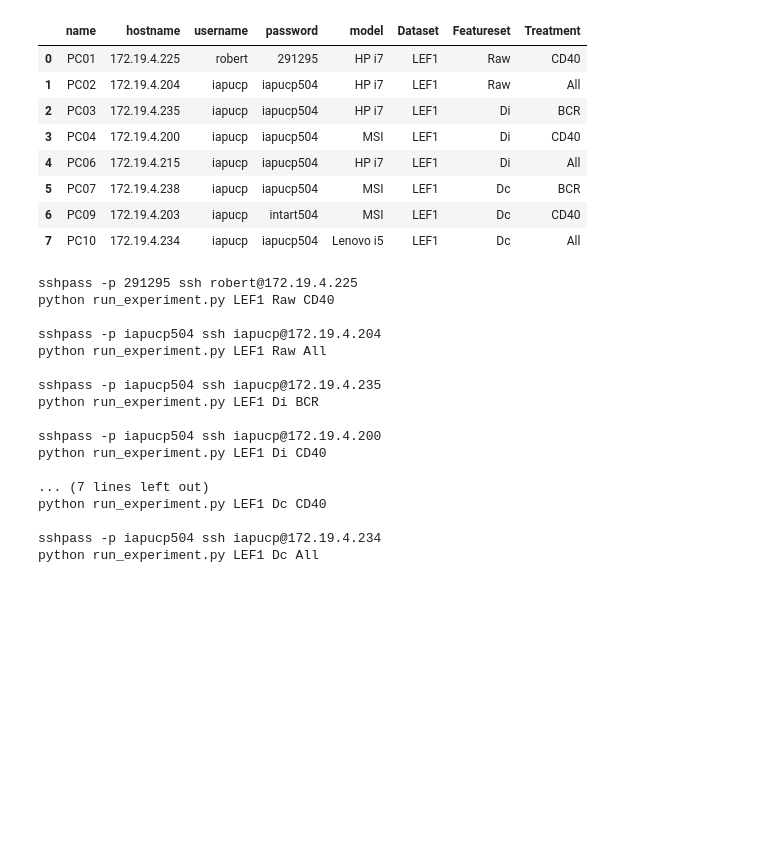
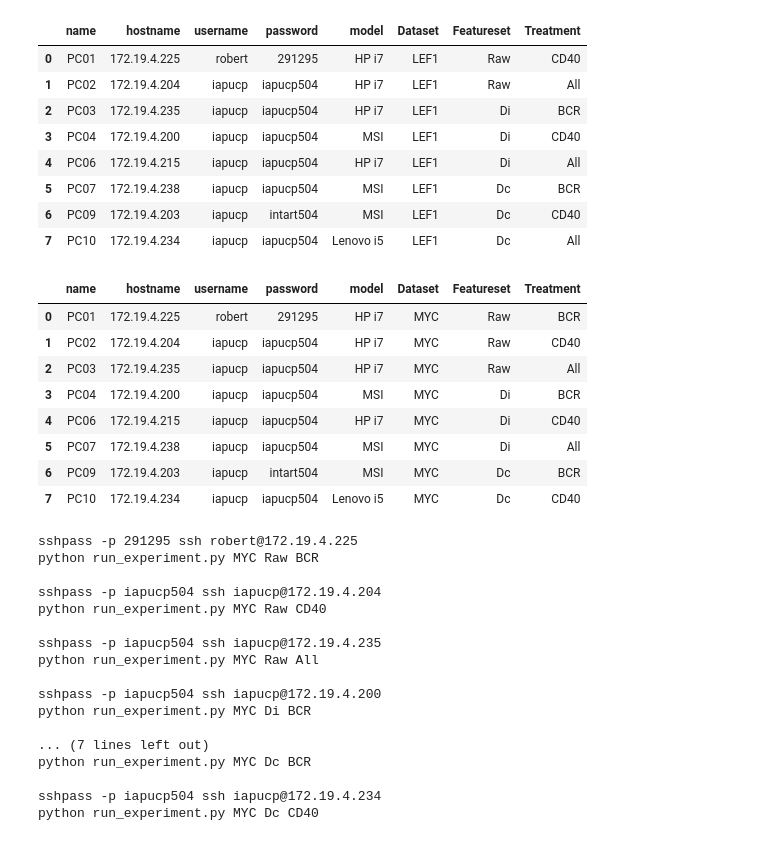
Before and after one commit to Robert-Aduviri/genomic-causality-prediction, a Jupyter notebook: SVMExperiments/07 - Server management.ipynb, the cells around one changed output. Cells and saved outputs as stored; diff of their text form; code cells hidden in the pictures; blank space fills up the shorter version.

```diff
--- a/SVMExperiments/07 - Server management.ipynb
+++ b/SVMExperiments/07 - Server management.ipynb
@@ -266,6 +266,22 @@ experiments
 | 5 | PC07 | 172.19.4.238 | iapucp | iapucp504 | MSI | LEF1 | Dc | BCR |
 | 6 | PC09 | 172.19.4.203 | iapucp | intart504 | MSI | LEF1 | Dc | CD40 |
 | 7 | PC10 | 172.19.4.234 | iapucp | iapucp504 | Lenovo i5 | LEF1 | Dc | All |
+# %%
+experiments = servers.copy()
+experiments['Dataset'] = ['MYC']*8
+experiments['Featureset'] = ['Raw']*3 + ['Di']*3 + ['Dc']*2
+experiments['Treatment'] = (['BCR', 'CD40', 'All']*3)[:-1]
+experiments
+# %% [output]
+|  | name | hostname | username | password | model | Dataset | Featureset | Treatment |
+| 0 | PC01 | 172.19.4.225 | robert | 291295 | HP i7 | MYC | Raw | BCR |
+| 1 | PC02 | 172.19.4.204 | iapucp | iapucp504 | HP i7 | MYC | Raw | CD40 |
+| 2 | PC03 | 172.19.4.235 | iapucp | iapucp504 | HP i7 | MYC | Raw | All |
+| 3 | PC04 | 172.19.4.200 | iapucp | iapucp504 | MSI | MYC | Di | BCR |
+| 4 | PC06 | 172.19.4.215 | iapucp | iapucp504 | HP i7 | MYC | Di | CD40 |
+| 5 | PC07 | 172.19.4.238 | iapucp | iapucp504 | MSI | MYC | Di | All |
+| 6 | PC09 | 172.19.4.203 | iapucp | intart504 | MSI | MYC | Dc | BCR |
+| 7 | PC10 | 172.19.4.234 | iapucp | iapucp504 | Lenovo i5 | MYC | Dc | CD40 |
 # %%
 for idx, row in experiments.iterrows():
     print(f"sshpass -p {row['password']} "
@@ -276,19 +292,19 @@ for idx, row in experiments.iterrows():
     print()
 # %% [output]
 sshpass -p 291295 ssh robert@172.19.4.225
-python run_experiment.py LEF1 Raw CD40
+python run_experiment.py MYC Raw BCR
 
 sshpass -p iapucp504 ssh iapucp@172.19.4.204
-python run_experiment.py LEF1 Raw All
+python run_experiment.py MYC Raw CD40
 
 sshpass -p iapucp504 ssh iapucp@172.19.4.235
-python run_experiment.py LEF1 Di BCR
+python run_experiment.py MYC Raw All
 
 sshpass -p iapucp504 ssh iapucp@172.19.4.200
-python run_experiment.py LEF1 Di CD40
+python run_experiment.py MYC Di BCR
 
 ... (7 lines left out)
-python run_experiment.py LEF1 Dc CD40
+python run_experiment.py MYC Dc BCR
 
 sshpass -p iapucp504 ssh iapucp@172.19.4.234
-python run_experiment.py LEF1 Dc All
+python run_experiment.py MYC Dc CD40
```
Also changed, not shown: parts of 1 cell of this notebook, 4 other files.
